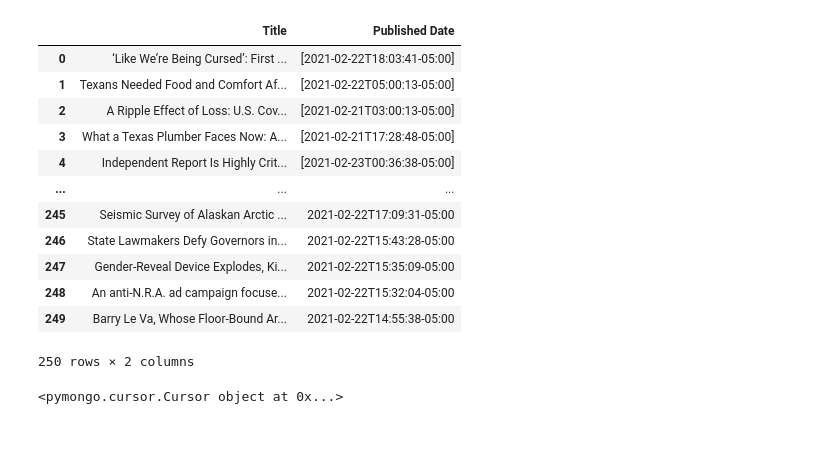
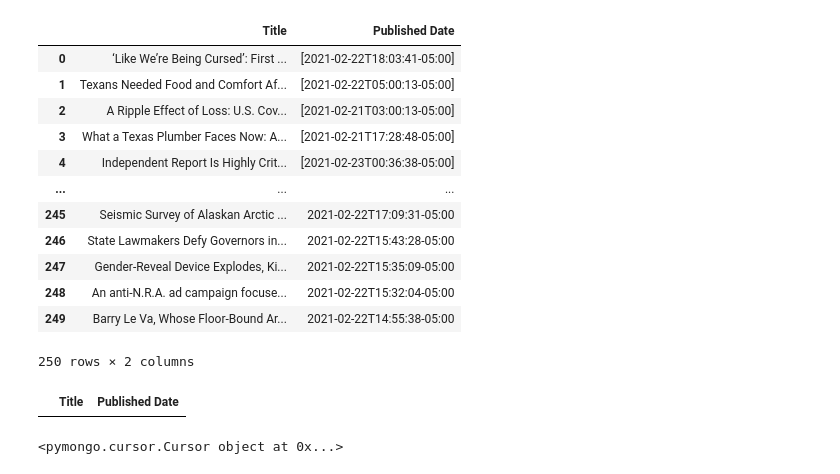
Before and after one commit to SanabuW/NYT-API-Analysis, a Jupyter notebook: JRandle23/top_stories_query.ipynb, the cells around one changed output. Drawn from its saved outputs; the diff is of its cells as text; code cells hidden in the pictures; blank space fills up the shorter version.

```diff
--- a/JRandle23/top_stories_query.ipynb
+++ b/JRandle23/top_stories_query.ipynb
@@ -271,6 +270,10 @@ us_df
 | 248 | An anti-N.R.A. ad campaign focuse... | 2021-02-22T15:32:04-05:00 |
 | 249 | Barry Le Va, Whose Floor-Bound Ar... | 2021-02-22T14:55:38-05:00 |
 250 rows × 2 columns
+# %%
+us_df[us_df['Title'].astype(str).str.contains("Gamestop")]
+# %% [output]
+|  | Title | Published Date |
 # %%
 # Query Opinion top stories
 opinions = db.opinions.find()
```
Also changed, not shown: parts of 2 cells of this notebook, 1 other file.
